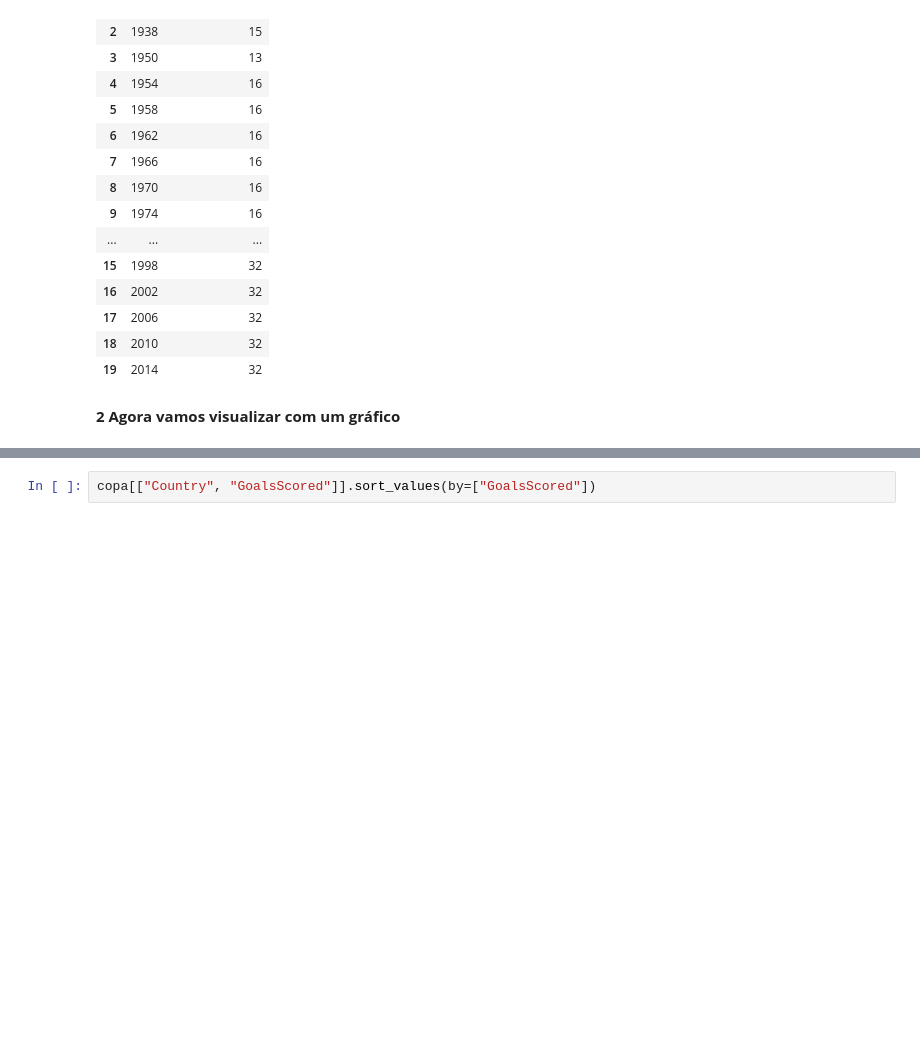
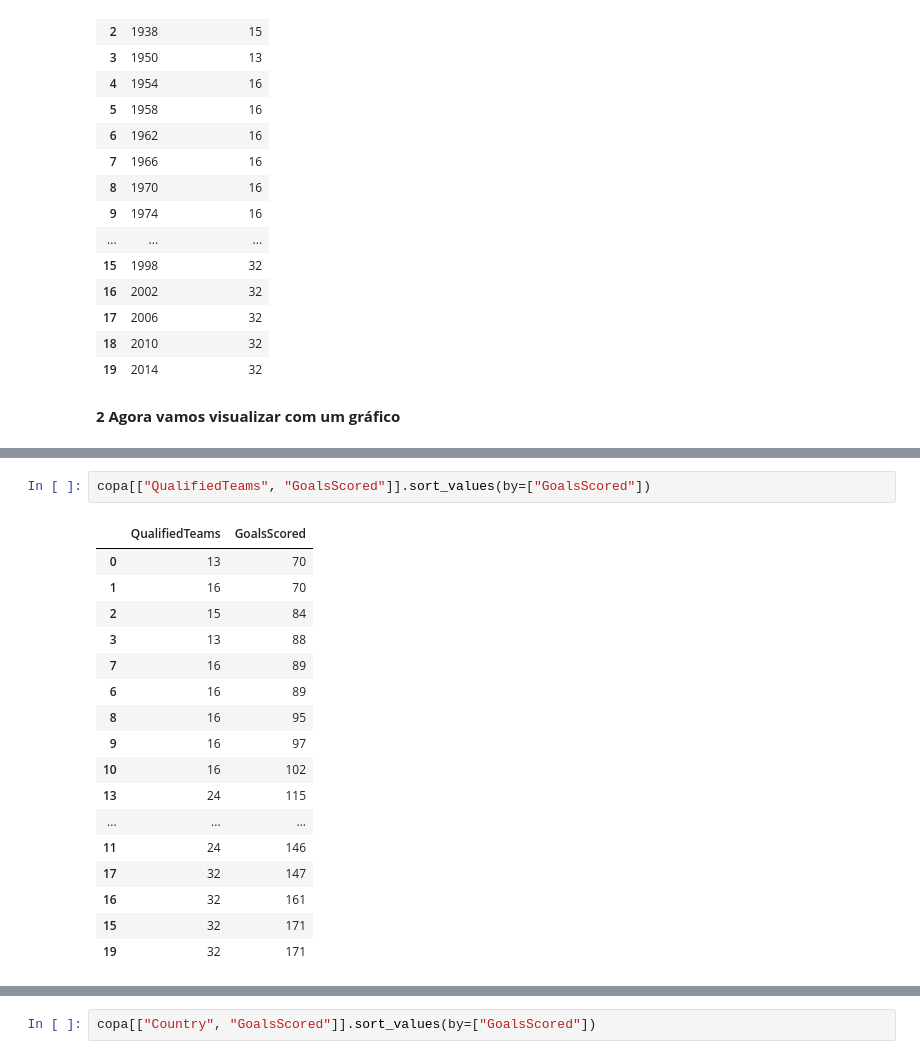
Before and after one commit to Hugox96/Analise_Copas, a Jupyter notebook: Copa.ipynb, the cells around one changed output, grey strips where cells are left out. Cells and saved outputs as stored; diff of their text form; blank space fills up the shorter version.

```diff
--- a/Copa.ipynb
+++ b/Copa.ipynb
@@ -86 +100,21 @@ plt.show()
+# %%
+copa[["QualifiedTeams", "GoalsScored"]].sort_values(by=["GoalsScored"])
+# %% [output]
+|  | QualifiedTeams | GoalsScored |
+| 0 | 13 | 70 |
+| 1 | 16 | 70 |
+| 2 | 15 | 84 |
+| 3 | 13 | 88 |
+| 7 | 16 | 89 |
+| 6 | 16 | 89 |
+| 8 | 16 | 95 |
+| 9 | 16 | 97 |
+| 10 | 16 | 102 |
+| 13 | 24 | 115 |
+| ... | ... | ... |
+| 11 | 24 | 146 |
+| 17 | 32 | 147 |
+| 16 | 32 | 161 |
+| 15 | 32 | 171 |
+| 19 | 32 | 171 |
 # %%
```
Also changed, not shown: parts of 6 cells of this notebook, 2 other files.
